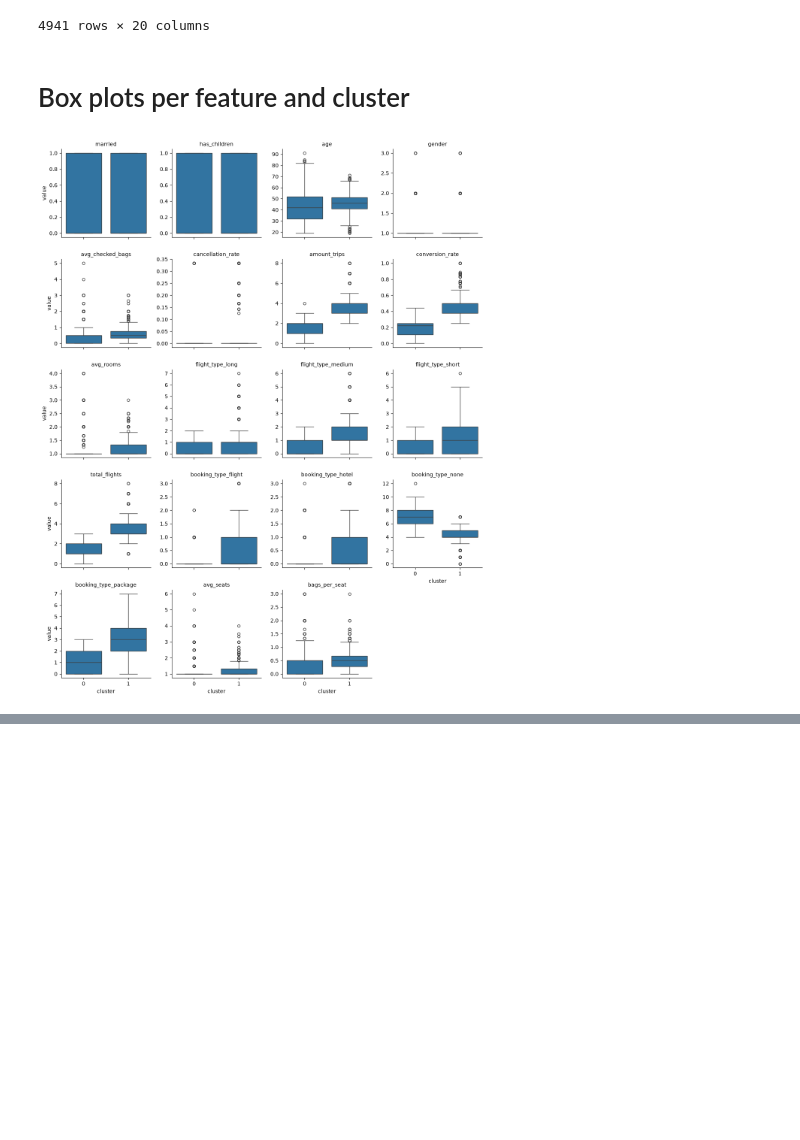
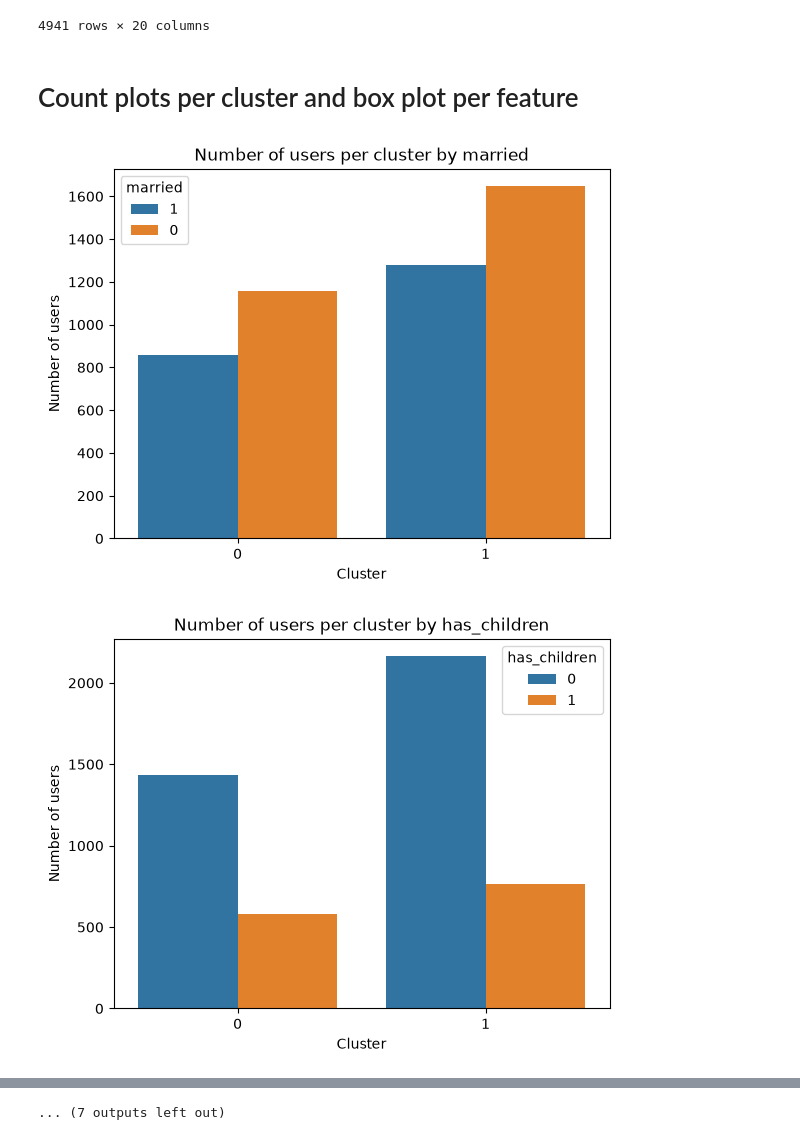
Before and after one commit to anuarsantoyo/TravelTideOct26, a Jupyter notebook: notebooks/clustering.ipynb, the cells around one changed output, grey strips where cells are left out. Cells and saved outputs as stored; diff of their text form; code cells hidden in the pictures; blank space fills up the shorter version.

```diff
--- a/notebooks/clustering.ipynb
+++ b/notebooks/clustering.ipynb
@@ -197,31 +217,39 @@ users_clusters
 | 4940 | 0 | 1 | 26 | 2 | 0.5 | 0.0 | 0 | ... |
 4941 rows × 20 columns
 # %% [markdown]
-# Box plots per feature and cluster
+# Count plots per cluster and box plot per feature
 # %%
 import seaborn as sns
 
-features = [column for column in users_clusters.columns if column != "cluster"]
+count_features = [
+    "married",
+    "has_children",
+    "flight_type_long",
+    "flight_type_medium",
+    "flight_type_short",
+]
 
-plot_data = users_clusters.melt(
-    id_vars="cluster",
-    value_vars=features,
-    var_name="feature",
-    value_name="value",
-)
+for feature in count_features:
+    ax = sns.countplot(data=users_clusters, x="cluster", hue=users_clusters[feature].astype(str))
+    ax.set_title(f"Number of users per cluster by {feature}")
+    ax.set_xlabel("Cluster")
+    ax.set_ylabel("Number of users")
+    ax.legend(title=feature)
+    plt.show()
 
-grid = sns.catplot(
-    data=plot_data,
-    x="cluster",
-    y="value",
-    col="feature",
-    col_wrap=4,
-    kind="box",
-    sharey=False,
-    height=3,
-)
+box_features = [
+    column
+    for column in users_clusters.columns
+    if column not in count_features and column != "cluster"
+]
 
-grid.set_titles("{col_name}")
-plt.show()
+for feature in box_features:
+    plt.figure(figsize=(6, 4))
+    ax = sns.boxplot(data=users_clusters, x="cluster", y=feature)
+    ax.set_title(f"{feature} per cluster")
+    ax.set_xlabel("Cluster")
+    ax.set_ylabel(feature)
+    plt.show()
 # %% [output]
-[figure, old version]
+[figure, new version]
+[figure, added]
@@ -227,0 +266 @@ plt.show()
+... (7 outputs left out)
```
Also changed, not shown: parts of 3 cells of this notebook, 1 other file.
